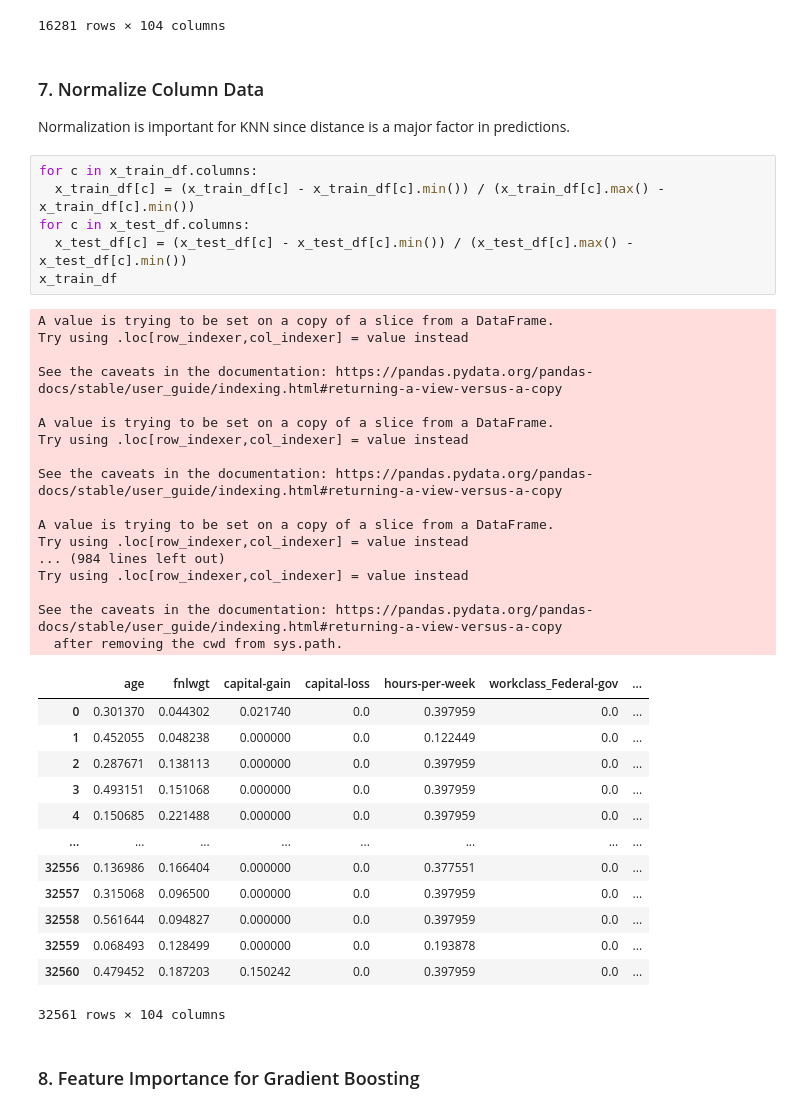
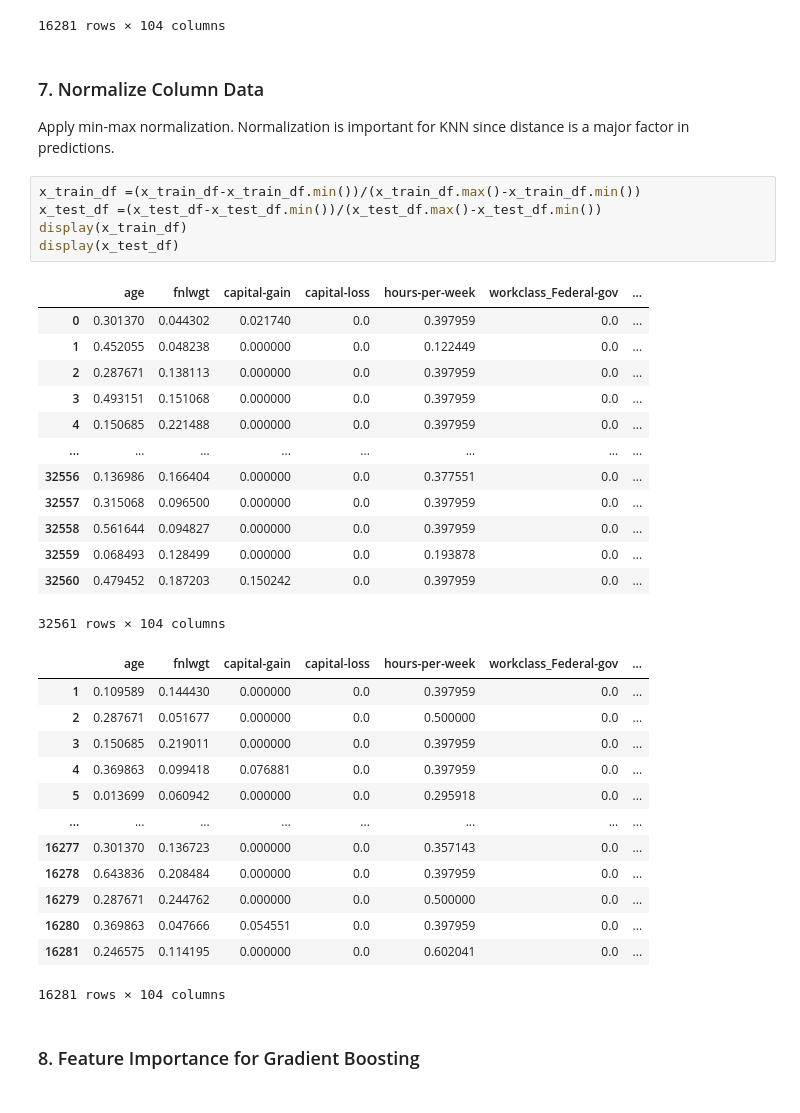
Before and after one commit to chrismartel/COMP551, a Jupyter notebook: projects/p1/adult_salary.ipynb, the cells around one changed output. Saved outputs shown, nothing was run; the diff lists cells and outputs as text.

Commit message:
fix normalization warnings

```diff
--- a/projects/p1/adult_salary.ipynb
+++ b/projects/p1/adult_salary.ipynb
@@ -230,44 +230,39 @@ display(x_test_df)
 # %% [markdown]
 ### 7. Normalize Column Data
 
-Normalization is important for KNN since distance is a major factor in predictions.
+Apply min-max normalization. Normalization is important for KNN since distance is a major factor in predictions.
-# %%
-for c in x_train_df.columns:
-  x_train_df[c] = (x_train_df[c] - x_train_df[c].min()) / (x_train_df[c].max() - x_train_df[c].min())
-for c in x_test_df.columns:
-  x_test_df[c] = (x_test_df[c] - x_test_df[c].min()) / (x_test_df[c].max() - x_test_df[c].min())
-x_train_df
-# %% [output]
-A value is trying to be set on a copy of a slice from a DataFrame.
-Try using .loc[row_indexer,col_indexer] = value instead
-
-See the caveats in the documentation: https://pandas.pydata.org/pandas-docs/stable/user_guide/indexing.html#returning-a-view-versus-a-copy
-
-A value is trying to be set on a copy of a slice from a DataFrame.
-Try using .loc[row_indexer,col_indexer] = value instead
-
-See the caveats in the documentation: https://pandas.pydata.org/pandas-docs/stable/user_guide/indexing.html#returning-a-view-versus-a-copy
-
-A value is trying to be set on a copy of a slice from a DataFrame.
-Try using .loc[row_indexer,col_indexer] = value instead
-... (984 lines left out)
-Try using .loc[row_indexer,col_indexer] = value instead
-
-See the caveats in the documentation: https://pandas.pydata.org/pandas-docs/stable/user_guide/indexing.html#returning-a-view-versus-a-copy
-  after removing the cwd from sys.path.
-|  | age | fnlwgt | capital-gain | capital-loss | hours-per-week | workclass_Federal-gov | ... |
-| 0 | 0.301370 | 0.044302 | 0.021740 | 0.0 | 0.397959 | 0.0 | ... |
-| 1 | 0.452055 | 0.048238 | 0.000000 | 0.0 | 0.122449 | 0.0 | ... |
-| 2 | 0.287671 | 0.138113 | 0.000000 | 0.0 | 0.397959 | 0.0 | ... |
-| 3 | 0.493151 | 0.151068 | 0.000000 | 0.0 | 0.397959 | 0.0 | ... |
-| 4 | 0.150685 | 0.221488 | 0.000000 | 0.0 | 0.397959 | 0.0 | ... |
-| ... | ... | ... | ... | ... | ... | ... | ... |
-| 32556 | 0.136986 | 0.166404 | 0.000000 | 0.0 | 0.377551 | 0.0 | ... |
-| 32557 | 0.315068 | 0.096500 | 0.000000 | 0.0 | 0.397959 | 0.0 | ... |
-| 32558 | 0.561644 | 0.094827 | 0.000000 | 0.0 | 0.397959 | 0.0 | ... |
-| 32559 | 0.068493 | 0.128499 | 0.000000 | 0.0 | 0.193878 | 0.0 | ... |
-| 32560 | 0.479452 | 0.187203 | 0.150242 | 0.0 | 0.397959 | 0.0 | ... |
-32561 rows × 104 columns
+# %%
+x_train_df =(x_train_df-x_train_df.min())/(x_train_df.max()-x_train_df.min())
+x_test_df =(x_test_df-x_test_df.min())/(x_test_df.max()-x_test_df.min())
+display(x_train_df)
+display(x_test_df)
+# %% [output]
+|  | age | fnlwgt | capital-gain | capital-loss | hours-per-week | workclass_Federal-gov | ... |
+| 0 | 0.301370 | 0.044302 | 0.021740 | 0.0 | 0.397959 | 0.0 | ... |
+| 1 | 0.452055 | 0.048238 | 0.000000 | 0.0 | 0.122449 | 0.0 | ... |
+| 2 | 0.287671 | 0.138113 | 0.000000 | 0.0 | 0.397959 | 0.0 | ... |
+| 3 | 0.493151 | 0.151068 | 0.000000 | 0.0 | 0.397959 | 0.0 | ... |
+| 4 | 0.150685 | 0.221488 | 0.000000 | 0.0 | 0.397959 | 0.0 | ... |
+| ... | ... | ... | ... | ... | ... | ... | ... |
+| 32556 | 0.136986 | 0.166404 | 0.000000 | 0.0 | 0.377551 | 0.0 | ... |
+| 32557 | 0.315068 | 0.096500 | 0.000000 | 0.0 | 0.397959 | 0.0 | ... |
+| 32558 | 0.561644 | 0.094827 | 0.000000 | 0.0 | 0.397959 | 0.0 | ... |
+| 32559 | 0.068493 | 0.128499 | 0.000000 | 0.0 | 0.193878 | 0.0 | ... |
+| 32560 | 0.479452 | 0.187203 | 0.150242 | 0.0 | 0.397959 | 0.0 | ... |
+32561 rows × 104 columns
+|  | age | fnlwgt | capital-gain | capital-loss | hours-per-week | workclass_Federal-gov | ... |
+| 1 | 0.109589 | 0.144430 | 0.000000 | 0.0 | 0.397959 | 0.0 | ... |
+| 2 | 0.287671 | 0.051677 | 0.000000 | 0.0 | 0.500000 | 0.0 | ... |
+| 3 | 0.150685 | 0.219011 | 0.000000 | 0.0 | 0.397959 | 0.0 | ... |
+| 4 | 0.369863 | 0.099418 | 0.076881 | 0.0 | 0.397959 | 0.0 | ... |
+| 5 | 0.013699 | 0.060942 | 0.000000 | 0.0 | 0.295918 | 0.0 | ... |
+| ... | ... | ... | ... | ... | ... | ... | ... |
+| 16277 | 0.301370 | 0.136723 | 0.000000 | 0.0 | 0.357143 | 0.0 | ... |
+| 16278 | 0.643836 | 0.208484 | 0.000000 | 0.0 | 0.397959 | 0.0 | ... |
+| 16279 | 0.287671 | 0.244762 | 0.000000 | 0.0 | 0.500000 | 0.0 | ... |
+| 16280 | 0.369863 | 0.047666 | 0.054551 | 0.0 | 0.397959 | 0.0 | ... |
+| 16281 | 0.246575 | 0.114195 | 0.000000 | 0.0 | 0.602041 | 0.0 | ... |
+16281 rows × 104 columns
 # %% [markdown]
 ### 8. Feature Importance for Gradient Boosting
 # %%
```
